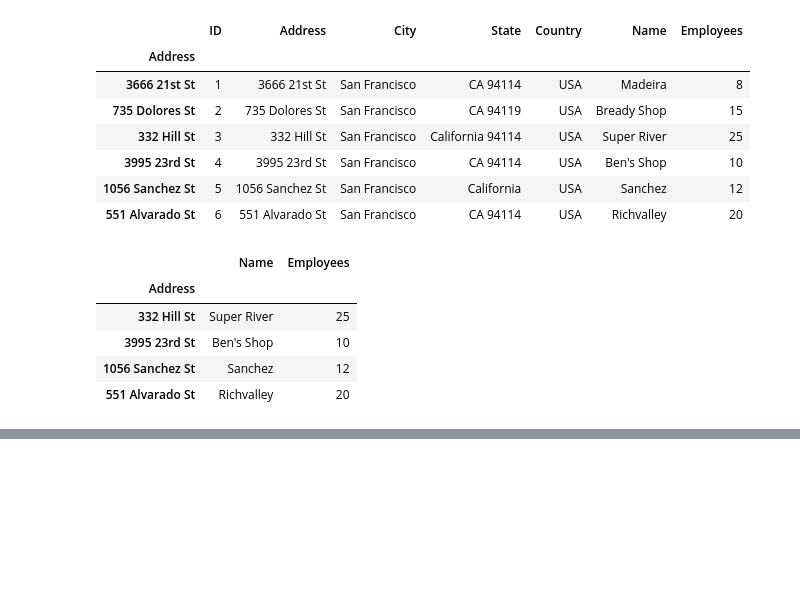
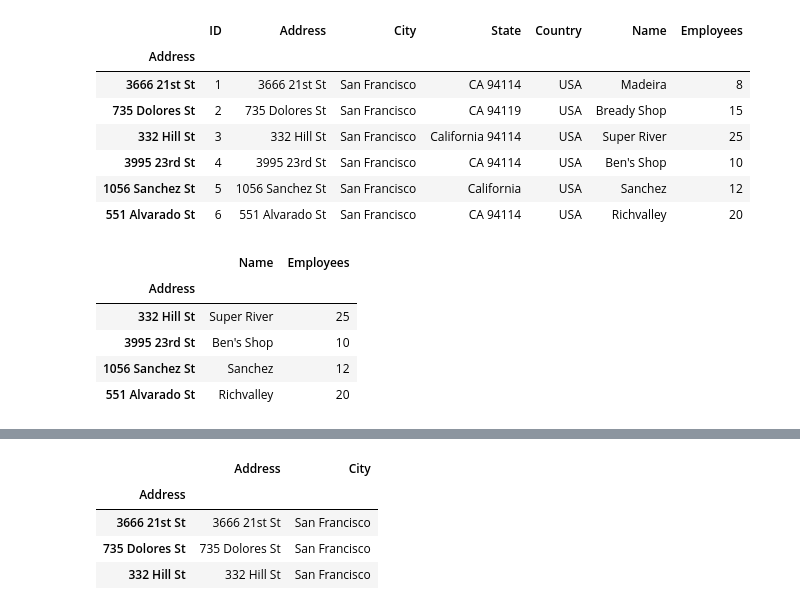
Before and after one commit to sarah-ogrady/python-udemy-course, a Jupyter notebook: 04-Supermarket-data/Untitled.ipynb, the cells around one changed output, grey strips where cells are left out. Drawn from its saved outputs; the diff is of its cells as text; code cells hidden in the pictures; blank space fills up the shorter version.

```diff
--- a/04-Supermarket-data/Untitled.ipynb
+++ b/04-Supermarket-data/Untitled.ipynb
@@ -110,0 +128,9 @@ list(df3)
+# %%
+df5 = df1.iloc[0:3, 1:3]
+df5
+# %% [output]
+|  | Address | City |
+| Address |  |  |
+| 3666 21st St | 3666 21st St | San Francisco |
+| 735 Dolores St | 735 Dolores St | San Francisco |
+| 332 Hill St | 332 Hill St | San Francisco |
```
Also changed, not shown: parts of 4 cells of this notebook.
